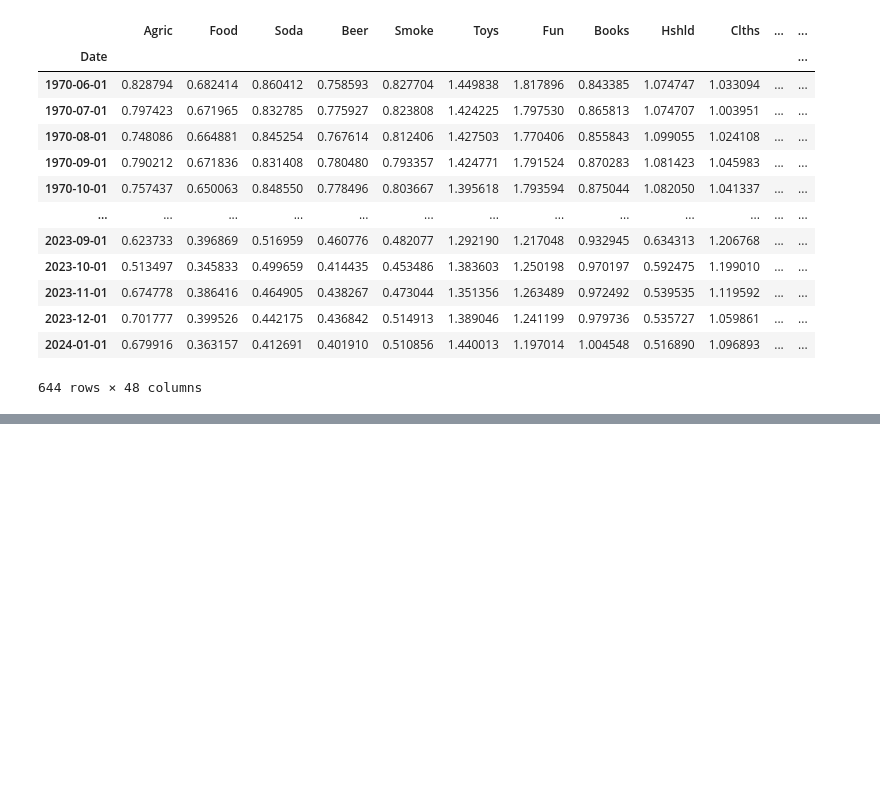
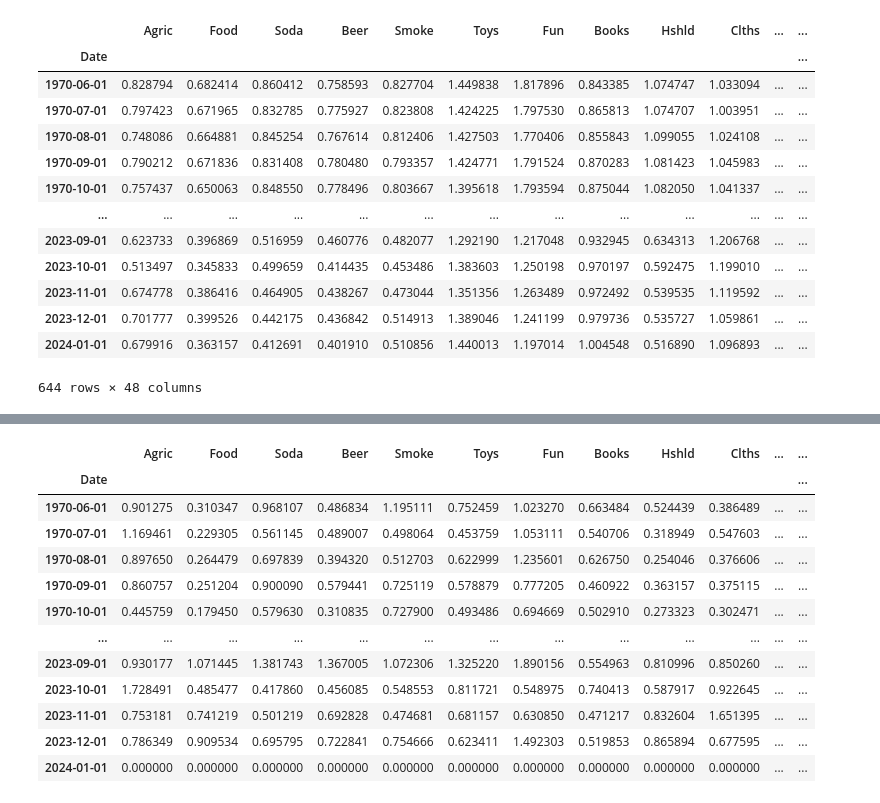
Before and after one commit to DominicPrenovost/TP2-PF-management, a Jupyter notebook: QuestionB.ipynb, the cells around one changed output, grey strips where cells are left out. Cells and saved outputs as stored; diff of their text form; code cells hidden in the pictures; blank space fills up the shorter version.

```diff
--- a/QuestionB.ipynb
+++ b/QuestionB.ipynb
@@ -221,9 +223,6 @@ array([0.83914665, 0.70457762, 0.84911254, 0.75072452, 0.8227907 ,
 # %%
 ########## boucle pour toutes les colonnes, avec une date de début et de fin, et pour chaque mois
 
-# Définir la date de début et de fin
-start_date = '1970-06-01'  # Remplacez par la date de début souhaitée
-end_date = '2024-01-01'  # Remplacez par la date de fin souhaitée
 
 def calculate_betas(start_date, end_date, df_daily_ret_reshaped, df_FF_daily):
     # Sélectionner les données pour la plage de dates spécifiée
@@ -305,0 +355,83 @@ df_monthly_betas
+# %%
+def calculate_idiosyncratic_volatility(start_date, end_date, df_daily_ret_reshaped, df_FF_daily):
+    # Sélectionner les données pour la plage de dates spécifiée
+    df_daily_ret_selected = df_daily_ret_reshaped.loc[start_date:end_date]
+    df_FF_daily_selected = df_FF_daily.loc[start_date:end_date]
+
+    # Maintenant, vous pouvez utiliser df_daily_ret_selected et df_FF_daily_selected pour votre régression
+    Rft = df_FF_daily_selected['RF']
+    Rm_t = df_FF_daily_selected['Mkt-RF']
+    SMB = df_FF_daily_selected['SMB']
+    HML = df_FF_daily_selected['HML']
+
+    volatilities = []  # Create an empty list to store the volatilities
+
+    for column in df_daily_ret_selected.columns:
+        Ri_t = df_daily_ret_selected[column]
+
+        Y = Ri_t - Rft
+        X = pd.concat([Rm_t, SMB, HML], axis=1)
+
+        X = sm.add_constant(X)
+
+        model = sm.OLS(Y, X)
+        results = model.fit()
+
+        residuals = results.resid
+        volatility = np.std(residuals)
+
+        volatilities.append(volatility)  # Add the volatility to the list
+
+    # Convert the list of volatilities to a numpy array
+    volatilities = np.array(volatilities)
+
+    return volatilities
+
+# Get the first and last date in the data
+first_date = df_daily_ret_reshaped.index.min()
+last_date = df_daily_ret_reshaped.index.max()
+
+# Create a date range for each month in the data
+date_range = pd.date_range(start=first_date, end=last_date, freq='M')
+
+# Calculate the volatilities for each month
+monthly_volatilities = {}
+for date in date_range:
+    start_date = date
+    end_date = date + pd.DateOffset(months=1) - pd.DateOffset(days=1)
+    volatilities = calculate_idiosyncratic_volatility(start_date, end_date, df_daily_ret, df_FF_daily)
+    monthly_volatilities[date] = volatilities
+
+        # Convert the dictionary to a DataFrame
+df_monthly_vol = pd.DataFrame(monthly_volatilities.items(), columns=['Date', 'Betas'])
+
+# Convert the Betas column from numpy arrays to lists
+df_monthly_vol['Betas'] = df_monthly_vol['Betas'].apply(list)
+
+# Set the Date column as the index
+df_monthly_vol.set_index('Date', inplace=True)
+
+# Convert each item in the 'Betas' list to a separate column
+df_monthly_vol = df_monthly_vol['Betas'].apply(pd.Series)
+
+# Set the index of df_monthly_vol to match df_48ind
+df_monthly_vol.index = df_48ind.index
+
+# Set the column names of df_monthly_vol to match df_48ind
+df_monthly_vol.columns = df_48ind.columns
+
+df_monthly_vol
+# %% [output]
+|  | Agric | Food | Soda | Beer | Smoke | Toys | Fun | Books | Hshld | Clths | ... | ... |
+| Date |  |  |  |  |  |  |  |  |  |  |  | ... |
+| 1970-06-01 | 0.901275 | 0.310347 | 0.968107 | 0.486834 | 1.195111 | 0.752459 | 1.023270 | 0.663484 | 0.524439 | 0.386489 | ... | ... |
+| 1970-07-01 | 1.169461 | 0.229305 | 0.561145 | 0.489007 | 0.498064 | 0.453759 | 1.053111 | 0.540706 | 0.318949 | 0.547603 | ... | ... |
+| 1970-08-01 | 0.897650 | 0.264479 | 0.697839 | 0.394320 | 0.512703 | 0.622999 | 1.235601 | 0.626750 | 0.254046 | 0.376606 | ... | ... |
+| 1970-09-01 | 0.860757 | 0.251204 | 0.900090 | 0.579441 | 0.725119 | 0.578879 | 0.777205 | 0.460922 | 0.363157 | 0.375115 | ... | ... |
+| 1970-10-01 | 0.445759 | 0.179450 | 0.579630 | 0.310835 | 0.727900 | 0.493486 | 0.694669 | 0.502910 | 0.273323 | 0.302471 | ... | ... |
+| ... | ... | ... | ... | ... | ... | ... | ... | ... | ... | ... | ... | ... |
+| 2023-09-01 | 0.930177 | 1.071445 | 1.381743 | 1.367005 | 1.072306 | 1.325220 | 1.890156 | 0.554963 | 0.810996 | 0.850260 | ... | ... |
+| 2023-10-01 | 1.728491 | 0.485477 | 0.417860 | 0.456085 | 0.548553 | 0.811721 | 0.548975 | 0.740413 | 0.587917 | 0.922645 | ... | ... |
+| 2023-11-01 | 0.753181 | 0.741219 | 0.501219 | 0.692828 | 0.474681 | 0.681157 | 0.630850 | 0.471217 | 0.832604 | 1.651395 | ... | ... |
+| 2023-12-01 | 0.786349 | 0.909534 | 0.695795 | 0.722841 | 0.754666 | 0.623411 | 1.492303 | 0.519853 | 0.865894 | 0.677595 | ... | ... |
+| 2024-01-01 | 0.000000 | 0.000000 | 0.000000 | 0.000000 | 0.000000 | 0.000000 | 0.000000 | 0.000000 | 0.000000 | 0.000000 | ... | ... |
```
Also changed, not shown: parts of 7 cells of this notebook.
